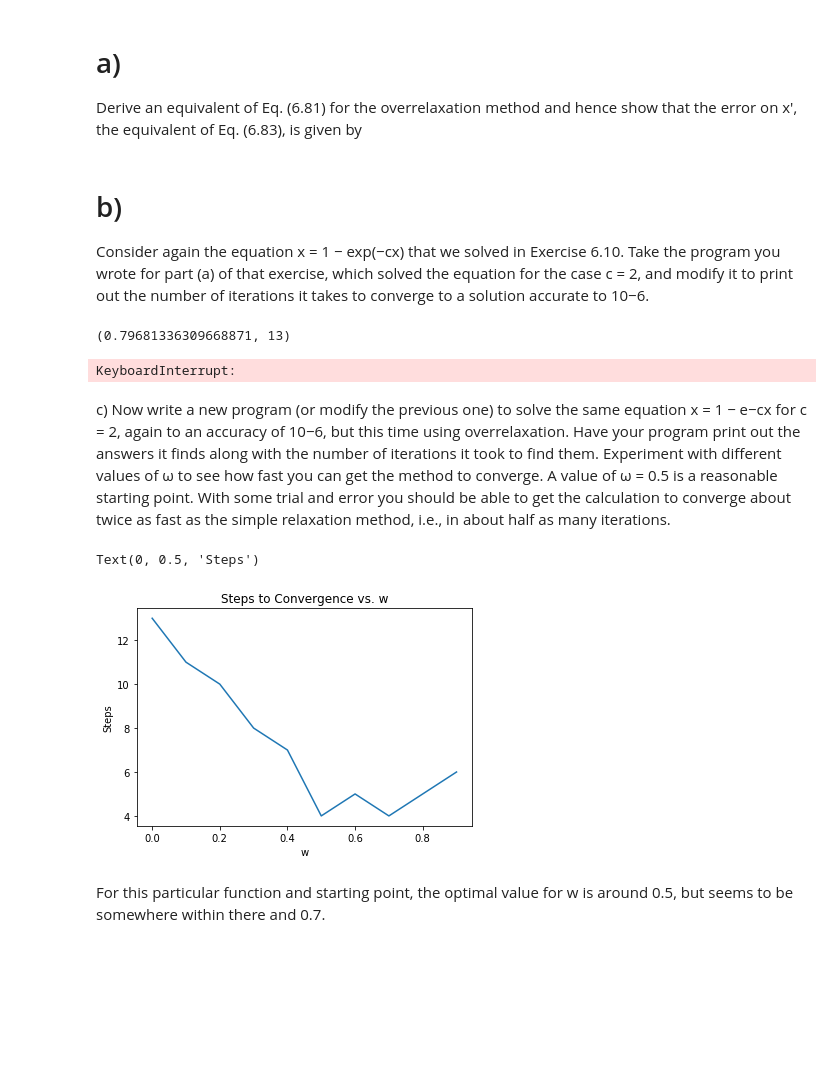
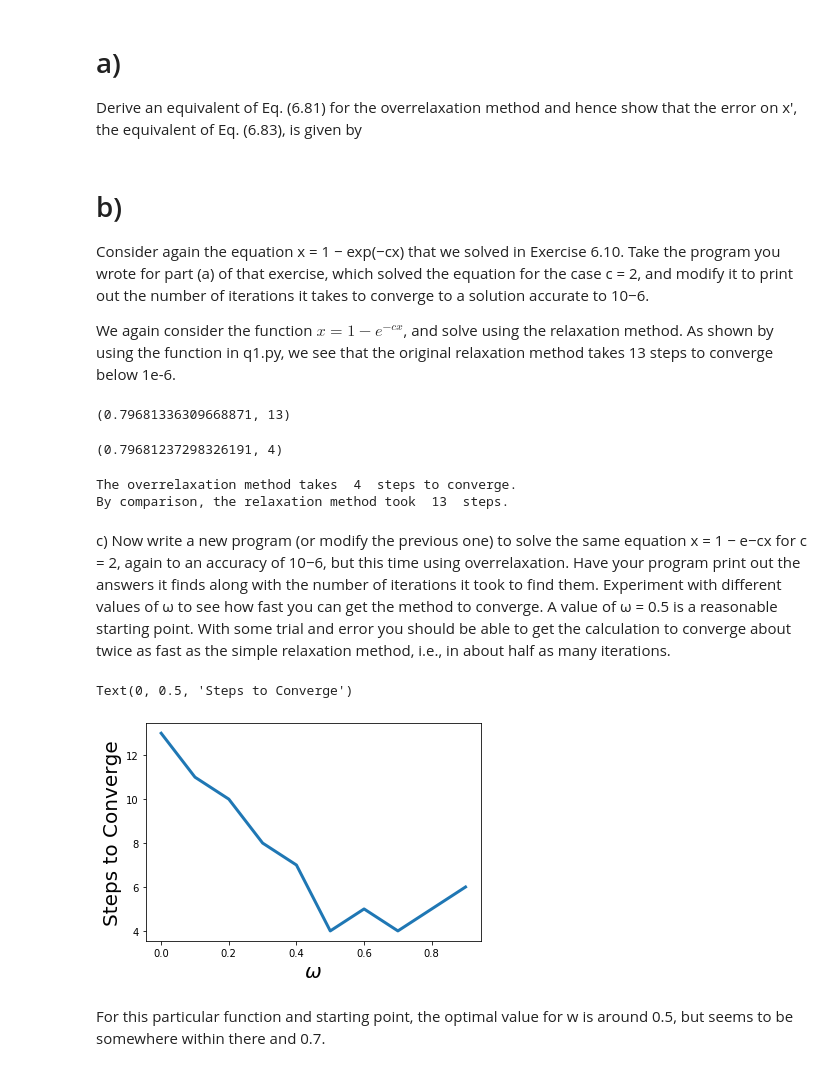
Before and after one commit to nkasmanoff/CompPhys2019, a Jupyter notebook: homework2/Notebooks/HW 2 Q1.ipynb, the cells around one changed output. Saved outputs shown, nothing was run; the diff lists cells and outputs as text; code cells hidden in the pictures; blank space fills up the shorter version.

```diff
--- a/homework2/Notebooks/HW 2 Q1.ipynb
+++ b/homework2/Notebooks/HW 2 Q1.ipynb
@@ -77,6 +79,9 @@ Derive an equivalent of Eq. (6.81) for the overrelaxation method and hence show
 # b)
 
 Consider again the equation x = 1 − exp(−cx) that we solved in Exercise 6.10. Take the program you wrote for part (a) of that exercise, which solved the equation for the case c = 2, and modify it to print out the number of iterations it takes to converge to a solution accurate to 10−6.
+
+
+We again consider the function $x = 1 - e^{-cx}$, and solve using the relaxation method. As shown by using the function in q1.py, we see that the original relaxation method takes 13 steps to converge below 1e-6.
 # %%
 def overrelaxation_method(x0,f,w,etol):
     """Starting at some initial value x0,
@@ -86,12 +91,13 @@ def overrelaxation_method(x0,f,w,etol):
     steps = 0
     x = x0
     while abs(x - f(x)) > etol:
-        delta_x = x - f(x) #this is the current x
-        x = x + (1 + w)*delta_x
-      #  x = (1+w)*f(x) - w*x
+      #  delta_x = x - f(x) #this is the current x
+      #  x = x + (1 + w)*delta_x
+        x = (1+w)*f(x) - w*x
    #     print(x,f(x))
         steps +=1
-
+        if type(x/np.inf) == type(np.nan):
+            return x,1000
   #  print("Steps to converge = ", steps)
     return x,steps
 # %%
@@ -105,10 +111,13 @@ c = 2
 f = lambda x: 1-np.exp(-c*x)
 overrelaxation_method(1,f,.5,1e-6)
 # %% [output]
-KeyboardInterrupt:
+(0.79681237298326191, 4)
 # %%
 print("The overrelaxation method takes ", overrelaxation_method(1,f,.5,1e-6)[1], ' steps to converge.')
 print("By comparison, the relaxation method took ", relaxation_method(1,f,1e-6)[1], " steps.")
+# %% [output]
+The overrelaxation method takes  4  steps to converge.
+By comparison, the relaxation method took  13  steps.
 # %% [markdown]
 c) Now write a new program (or modify the previous one) to solve the same equation x = 1 − e−cx for c = 2, again to an accuracy of 10−6, but this time using overrelaxation. Have your program print out the answers it finds along with the number of iterations it took to find them. Experiment with different values of ω to see how fast you can get the method to converge. A value of ω = 0.5 is a reasonable starting point. With some trial and error you should be able to get the calculation to converge about twice as fast as the simple relaxation method, i.e., in about half as many iterations.
 # %%
@@ -119,13 +128,14 @@ for w in ws:
     overrelaxation_method(1,f,w,1e-6)[1]
     )
 # %%
-plt.plot(ws,convergence_steps)
-plt.title("Steps to Convergence vs. w")
-plt.xlabel('w')
-plt.ylabel('Steps')
+plt.figure(figsize=(6,4))
+plt.plot(ws,convergence_steps,linewidth = 3)
+#plt.title("Steps to Convergence vs. w")
+plt.xlabel('$\omega$',fontsize = 20)
+plt.ylabel('Steps to Converge',fontsize=20)
 # %% [output]
-Text(0, 0.5, 'Steps')
+Text(0, 0.5, 'Steps to Converge')
-[figure, old version]
+[figure, new version]
 # %% [markdown]
 For this particular function and starting point, the optimal value for w is around 0.5, but seems to be somewhere within there and 0.7.
 # %% [markdown]
```
Also changed, not shown: parts of 14 cells of this notebook, 15 other files.
